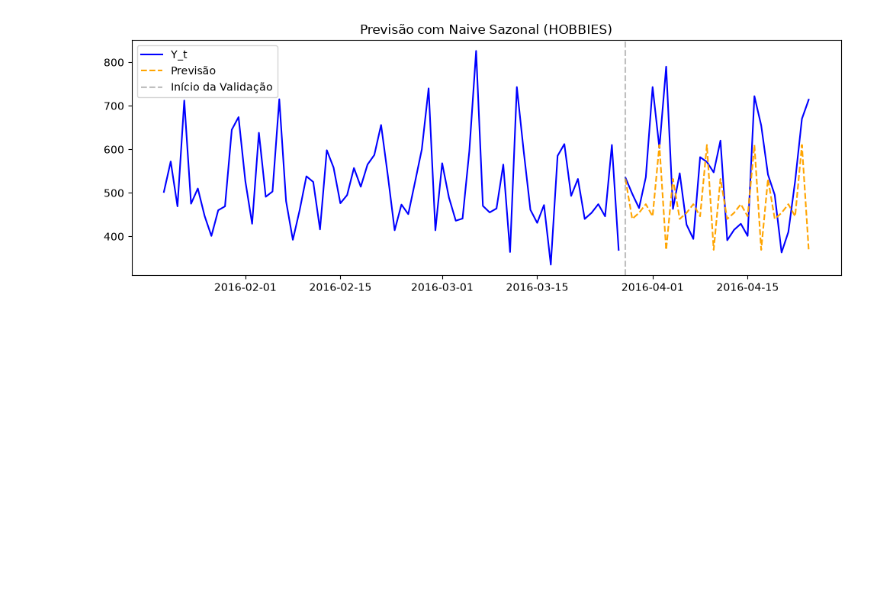
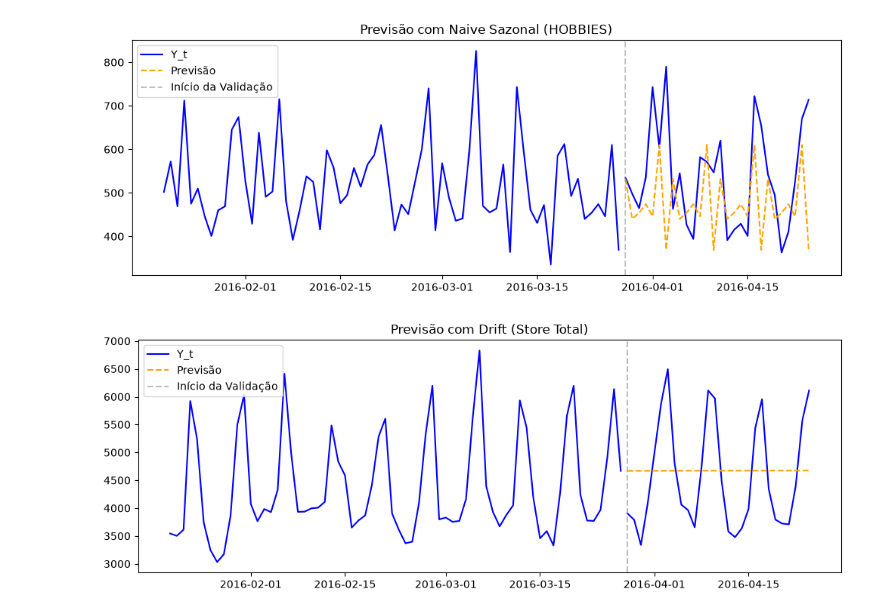
Before and after one commit to mistercapote/time-series-a2-2026, a Jupyter notebook: main.ipynb, the cells around one changed output. Cells and saved outputs as stored; diff of their text form; code cells hidden in the pictures; blank space fills up the shorter version.

Commit message:
feat: implementa metodos media e drift

```diff
--- a/main.ipynb
+++ b/main.ipynb
@@ -196,3 +247,20 @@ viz.grafico_temporal_com_previsao(
 )
 # %% [output]
 [figure]
+# %%
+# Previsão com Drift - Store Total
+Y_prev_total = models.drift(train_data["store_total"], n=len(validation_data))
+
+viz.grafico_temporal_com_previsao(
+    train_data["store_total"],
+    train_data["date"],
+    validation_data["store_total"],
+    validation_data["date"],
+    Y_prev_total,
+    validation_data["date"],
+    titulo="Previsão com Drift (Store Total)",
+    data_inicio="2016-01-20",
+    data_fim=None,
+)
+# %% [output]
+[figure, added]
```
Also changed, not shown: parts of 8 cells of this notebook, 1 other file.
